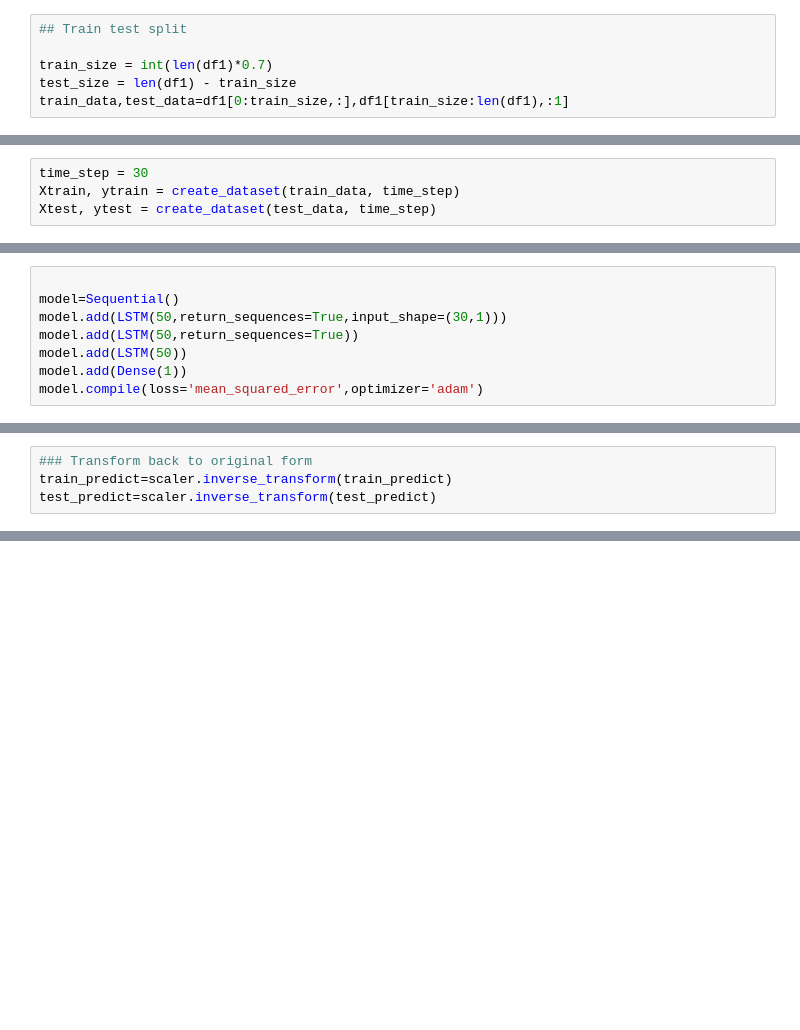
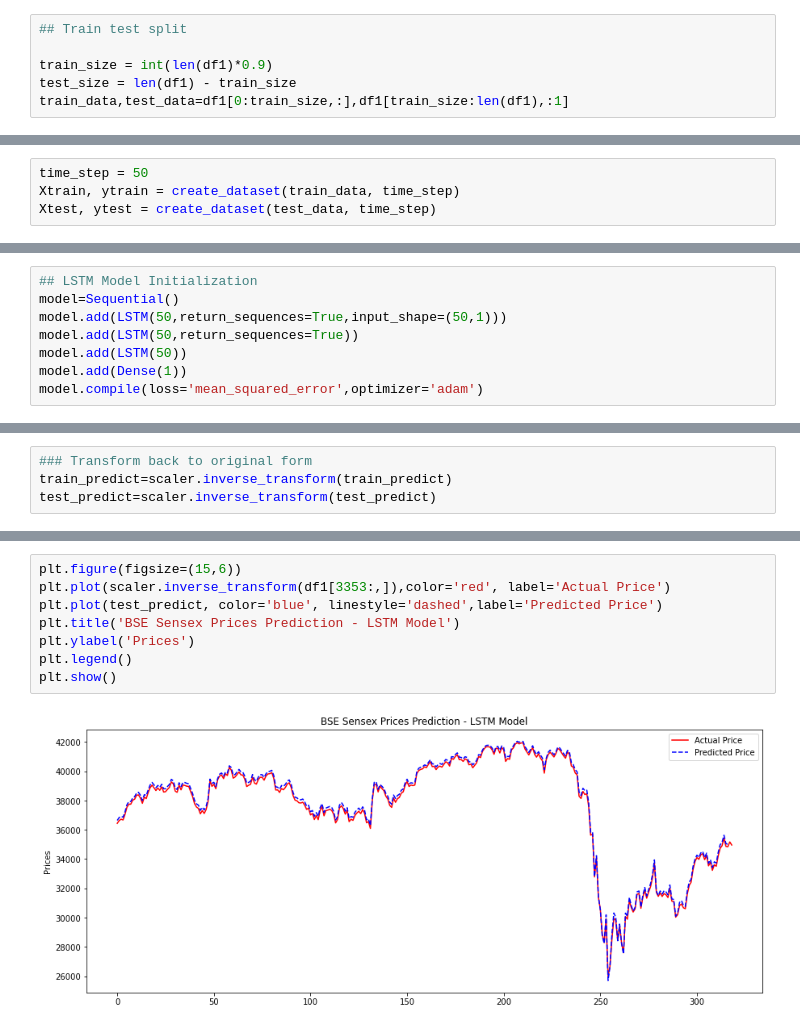
Before and after one commit to VarunV991/Spark-Foundation-Tasks, a Jupyter notebook: TASK 4/Stock Market Prediction using Numerical and Textual Analysis.ipynb, the cells around one changed output, grey strips where cells are left out. Cells and saved outputs as stored; diff of their text form; blank space fills up the shorter version.

```diff
--- a/TASK 4/Stock Market Prediction using Numerical and Textual Analysis.ipynb
+++ b/TASK 4/Stock Market Prediction using Numerical and Textual Analysis.ipynb
@@ -151,7 +251,7 @@ df1.shape
 # %%
 ## Train test split
 
-train_size = int(len(df1)*0.7)
+train_size = int(len(df1)*0.9)
 test_size = len(df1) - train_size
 train_data,test_data=df1[0:train_size,:],df1[train_size:len(df1),:1]
 # %%
@@ -168,7 +268,7 @@ def create_dataset(dataset, time_step=1):
         dataY.append(dataset[i + time_step, 0])
     return np.array(dataX), np.array(dataY)
 # %%
-time_step = 30
+time_step = 50
 Xtrain, ytrain = create_dataset(train_data, time_step)
 Xtest, ytest = create_dataset(test_data, time_step)
 # %%
@@ -214,9 +294,9 @@ from tensorflow.keras.models import Sequential
 from tensorflow.keras.layers import Dense
 from tensorflow.keras.layers import LSTM
 # %%
-
+## LSTM Model Initialization
 model=Sequential()
-model.add(LSTM(50,return_sequences=True,input_shape=(30,1)))
+model.add(LSTM(50,return_sequences=True,input_shape=(50,1)))
 model.add(LSTM(50,return_sequences=True))
 model.add(LSTM(50))
 model.add(Dense(1))
@@ -295,0 +377,10 @@ plt.show()
+# %%
+plt.figure(figsize=(15,6))
+plt.plot(scaler.inverse_transform(df1[3353:,]),color='red', label='Actual Price')
+plt.plot(test_predict, color='blue', linestyle='dashed',label='Predicted Price')
+plt.title('BSE Sensex Prices Prediction - LSTM Model')
+plt.ylabel('Prices')
+plt.legend()
+plt.show()
+# %% [output]
+[figure, added]
```
Also changed, not shown: parts of 133 cells of this notebook, 11 other files.
